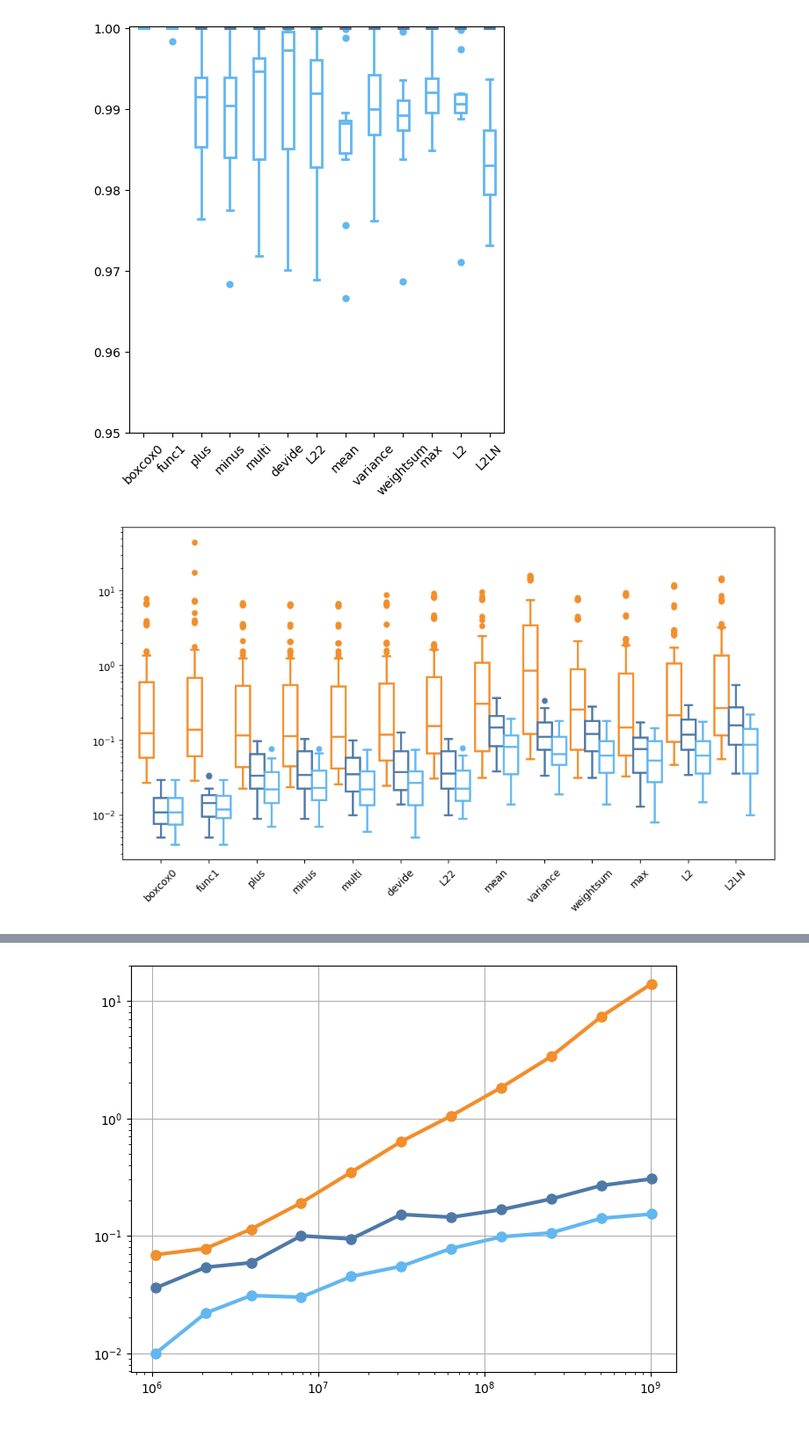
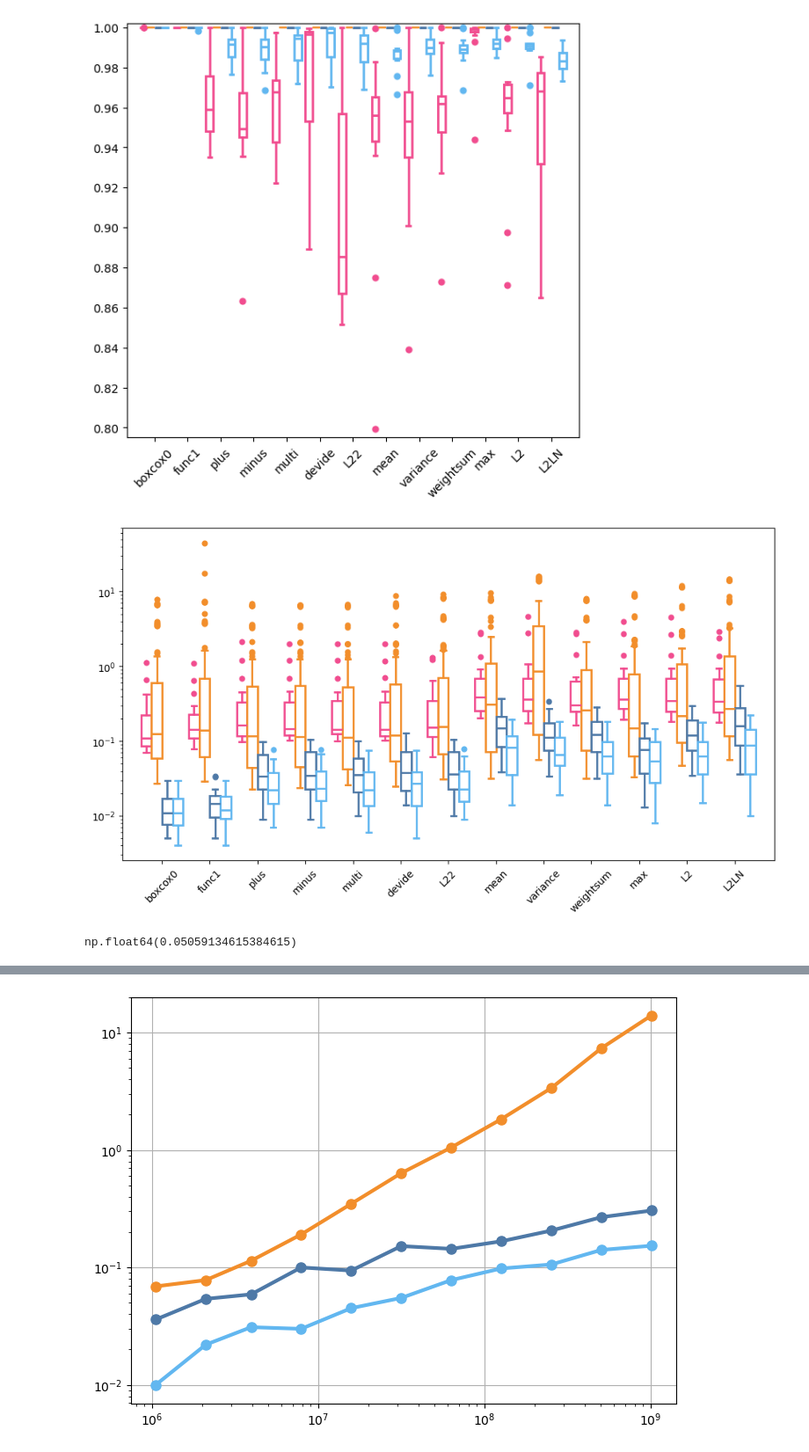
Before and after one commit to ChenXin360104/PIVOT, a Jupyter notebook: exp_analysis/ExperimentAnalysis.ipynb, the cells around one changed output, grey strips where cells are left out. Shown at 88% size. Cells and saved outputs as stored; diff of their text form; code cells hidden in the pictures.

Commit message:
add comparison with OM3 in the experiment

```diff
--- a/exp_analysis/ExperimentAnalysis.ipynb
+++ b/exp_analysis/ExperimentAnalysis.ipynb
@@ -6,62 +6,89 @@ import matplotlib.pyplot as plt
 df_ssim = pd.read_csv('experiment_data/cppresult-ssim.csv')
 df_compressed = pd.read_csv('experiment_data/cppresult-time-memory.csv')
 df_dkAM4 = pd.read_csv('experiment_data/duckresult.csv')
+df_OM3 = pd.read_csv('experiment_data/om3result.csv')
 # %%
 func_list = ['boxcox0', 'func1', 'plus', 'minus', 'multi', 'devide', 'L22', 'mean', 'variance', 'weightsum', 'max', 'L2', 'L2LN']
 # %%
 # Create a box plot for each 'hue' level separately
-plt.figure(figsize=(5.5, 6))
+plt.figure(figsize=(6.12, 6))
+
+plt.boxplot(
+    patch_artist=True,
+    x=[df_OM3[(df_OM3['width'] == 600) & (df_OM3['function'] == i)]['ssim'] for i in func_list],
+    positions=np.arange(len(func_list))-0.33,
+    widths=0.22,
+    flierprops=dict(marker='o', markerfacecolor='#F14D8F', markeredgecolor='none', markersize=6),
+    boxprops=dict(color='#F14D8F', facecolor='#ffffff', linewidth=2),
+    medianprops=dict(color='#F14D8F', linewidth=2),
+    whiskerprops=dict(color='#F14D8F', linewidth=2),
+    capprops=dict(color='#F14D8F', linewidth=2),
+)
 
 plt.boxplot(
     patch_artist=True,
     x=[[1.0] for i in func_list],
-    positions=np.arange(len(func_list)),
-    widths=0.4,
+    positions=np.arange(len(func_list))-0.11,
+    widths=0.22,
     flierprops=dict(marker='o', markerfacecolor='#F28E2B', markeredgecolor='none', markersize=6),
     boxprops=dict(color='#F28E2B', facecolor='#ffffff', linewidth=1.5),
     medianprops=dict(color='#F28E2B', linewidth=1.5),
     whiskerprops=dict(color='#F28E2B', linewidth=1.5),
     capprops=dict(color='#F28E2B', linewidth=1.5),
 )
 
 plt.boxplot(
     patch_artist=True,
     x=[df_ssim[(df_ssim['width'] == 600) & (df_ssim['function'] == i) & (np.isclose(df_ssim['errorbound'],0.0))]['ssim'] for i in func_list],
-    positions=np.arange(len(func_list)),
-    widths=0.4,
+    positions=np.arange(len(func_list))+0.11,
+    widths=0.22,
     flierprops=dict(marker='o', markerfacecolor='#4E79A7', markeredgecolor='none', markersize=6),
     boxprops=dict(color='#4E79A7', facecolor='#ffffff', linewidth=2),
     medianprops=dict(color='#4E79A7', linewidth=2),
     whiskerprops=dict(color='#4E79A7', linewidth=2),
     capprops=dict(color='#4E79A7', linewidth=2),
 )
 
 plt.boxplot(
     patch_artist=True,
     x=[df_ssim[(df_ssim['width'] == 600) & (df_ssim['function'] == i) & (np.isclose(df_ssim['errorbound'],0.05))]['ssim'] for i in func_list],
-    positions=np.arange(len(func_list)),
-    widths=0.4,
+    positions=np.arange(len(func_list))+0.33,
+    widths=0.22,
     flierprops=dict(marker='o', markerfacecolor='#62B7F0', markeredgecolor='none', markersize=6),
     boxprops=dict(color='#62B7F0', facecolor='#ffffff', linewidth=2),
     medianprops=dict(color='#62B7F0', linewidth=2),
     whiskerprops=dict(color='#62B7F0', linewidth=2),
     capprops=dict(color='#62B7F0', linewidth=2),
 )
 
 plt.xticks(np.arange(len(func_list)), func_list, rotation=45)
-plt.ylim(0.95,1.0002)
+plt.yticks(np.linspace(0.8, 1.0, 11))
+plt.ylim(0.795,1.002)
+plt.tight_layout()
 plt.savefig('boxplot.svg')
 # %% [output]
-[figure, old version]
+[figure, new version]
 # %%
 # Create a box plot for each 'hue' level separately
 plt.figure(figsize=(11.7, 6))
 
 plt.boxplot(
     patch_artist=True,
+    x=[df_OM3[(df_OM3['width'] == 600) & (df_OM3['function'] == i)]['time'] for i in func_list],
+    positions=np.arange(len(func_list))-0.33,
+    widths=0.22,
+    flierprops=dict(marker='o', markerfacecolor='#F14D8F', markeredgecolor='none', markersize=6),
+    boxprops=dict(color='#F14D8F', facecolor='#ffffff', linewidth=2),
+    medianprops=dict(color='#F14D8F', linewidth=2),
+    whiskerprops=dict(color='#F14D8F', linewidth=2),
+    capprops=dict(color='#F14D8F', linewidth=2),
+)
+
+plt.boxplot(
+    patch_artist=True,
     x=[df_dkAM4[(df_dkAM4['function'] == i)]['sqltime'] for i in func_list],
-    positions=np.arange(len(func_list))-0.3,
-    widths=0.3,
+    positions=np.arange(len(func_list))-0.11,
+    widths=0.22,
     flierprops=dict(marker='o', markerfacecolor='#F28E2B', markeredgecolor='none', markersize=6),
     boxprops=dict(color='#F28E2B', facecolor='#ffffff', linewidth=2),
     medianprops=dict(color='#F28E2B', linewidth=2),
@@ -72,8 +99,8 @@ plt.boxplot(
 plt.boxplot(
     patch_artist=True,
     x=[df_compressed[(df_compressed['width'] == 600) & (df_compressed['function'] == i) & (np.isclose(df_compressed['errorbound'],0.0))]['time(s)'] for i in func_list],
-    positions=np.arange(len(func_list)),
-    widths=0.3,
+    positions=np.arange(len(func_list))+0.11,
+    widths=0.22,
     flierprops=dict(marker='o', markerfacecolor='#4E79A7', markeredgecolor='none', markersize=6),
     boxprops=dict(color='#4E79A7', facecolor='#ffffff', linewidth=2),
     medianprops=dict(color='#4E79A7', linewidth=2),
@@ -84,8 +111,8 @@ plt.boxplot(
 plt.boxplot(
     patch_artist=True,
     x=[df_compressed[(df_compressed['width'] == 600) & (df_compressed['function'] == i) & (np.isclose(df_compressed['errorbound'],0.05))]['time(s)'] for i in func_list],
-    positions=np.arange(len(func_list))+0.3,
-    widths=0.3,
+    positions=np.arange(len(func_list))+0.33,
+    widths=0.22,
     flierprops=dict(marker='o', markerfacecolor='#62B7F0', markeredgecolor='none', markersize=6),
     boxprops=dict(color='#62B7F0', facecolor='#ffffff', linewidth=2),
     medianprops=dict(color='#62B7F0', linewidth=2),
@@ -97,7 +124,14 @@ plt.xticks(np.arange(len(func_list)), func_list, rotation=45)
 plt.yscale('log')
 plt.savefig('boxplot.svg')
 # %% [output]
-[figure, old version]
+[figure, new version]
+# %%
+split_func_list = [['boxcox0', 'func1'], ['plus', 'minus', 'multi', 'devide', 'L22'], ['mean', 'variance', 'weightsum', 'max', 'L2', 'L2LN']]
+# df_OM3[(df_OM3['width'] == 600) & (df_OM3['function'].isin(split_func_list[0]))]['time'].mean()
+# df_dkAM4[(df_dkAM4['width'] == 600) & (~df_dkAM4['function'].isin(split_func_list[0]))]['sqltime'].mean()
+df_compressed[(df_compressed['width'] == 600) & (np.isclose(df_compressed['errorbound'],0.05))]['time(s)'].mean()
+# %% [output]
+np.float64(0.05059134615384615)
 # %%
 split_func_list = [['boxcox0', 'func1'], ['plus', 'minus', 'multi', 'devide', 'L22'], ['mean', 'variance', 'weightsum', 'max', 'L2', 'L2LN']]
 df_pivot = df_compressed[(df_compressed['width'] == 600) & (np.isclose(df_compressed['errorbound'],0.00))].copy()
```
Also changed, not shown: parts of 6 cells of this notebook, 3 other files.
